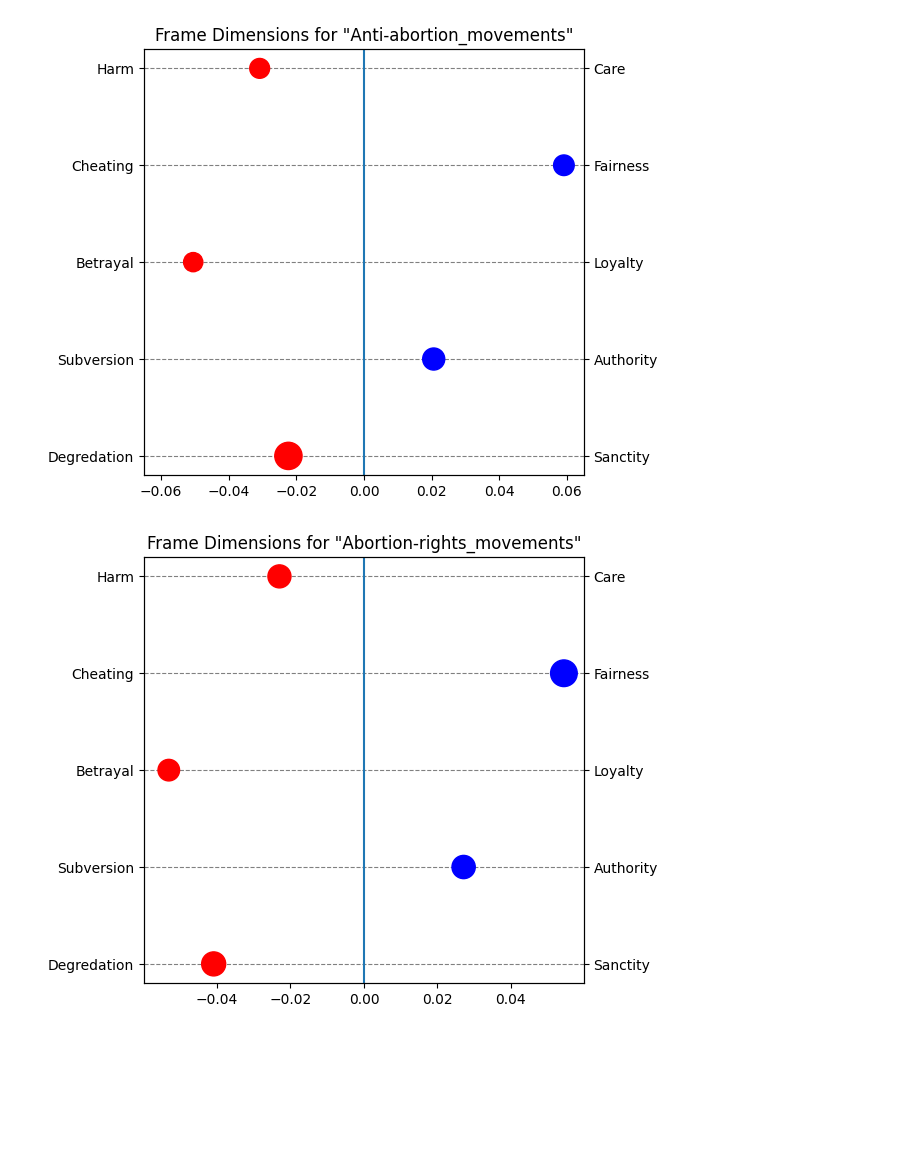
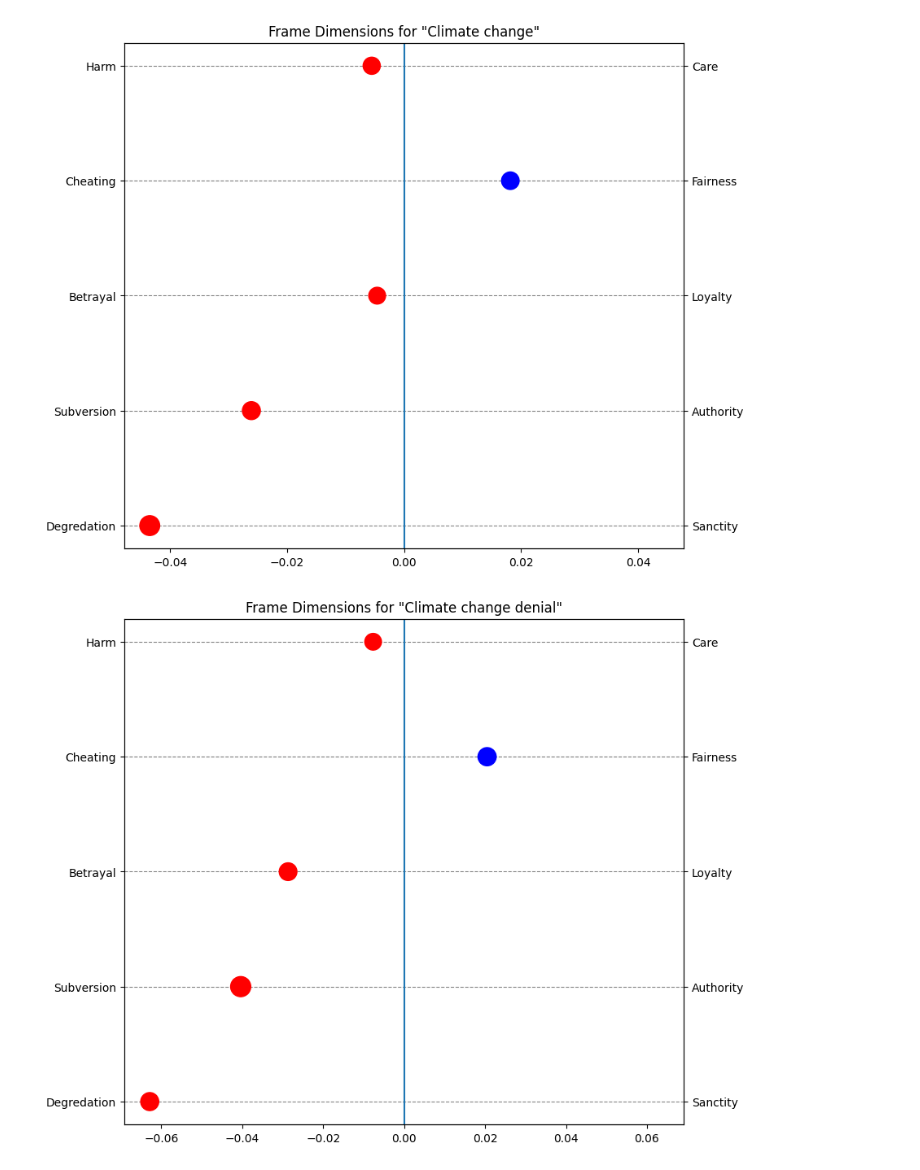
Before and after one commit to NicoOhler/wikipedia_framing_analysis, a Jupyter notebook: demo.ipynb, the cells around one changed output. Drawn from its saved outputs; the diff is of its cells as text; code cells hidden in the pictures; blank space fills up the shorter version.

```diff
--- a/demo.ipynb
+++ b/demo.ipynb
@@ -110,8 +168,15 @@ def store_articles(articles, file_names):
             file.write(articles[i])
 # %%
 # fetch articles directly from wikipedia or use the ones in the articles folder
-article_titles = ["Anti-abortion_movements", "Abortion-rights_movements"]
-articles = fetch_wiki_articles(article_titles)
+#article_titles = ["NS-Staat", "Sahara","Österreich"]
+article_titles = ["Climate change","Climate change denial","Anti-abortion_movements", "Abortion-rights_movements"]
+
+#articles = fetch_wiki_articles(article_titles,language="de")
 # articles = [clean_string(article) for article in read_files(article_titles)]
-# store_articles(articles, article_titles)
+#articles = german_article(articles)
+#store_articles(articles, article_titles)
+#articles = tokenize_articles(articles)
+#get_articles(["Sahara"],language = "de")
+
+articles = get_articles(article_titles)
 articles = tokenize_articles(articles)
@@ -137,11 +217,13 @@ for i in range(len(articles)):
 # %%
 for i in range(len(articles)):
     dimensions = framing_dimensions(articles[i])
     dimensions_df = pd.DataFrame(dimensions)
     g = framing_dimensions.visualize(dimensions_df)
     g.axes[0].set_axisbelow(True)
     g.axes[0].yaxis.grid(color='gray', linestyle='dashed')
     plt.title('Frame Dimensions for "' + article_titles[i] + '"')
+    plt.gcf().set_size_inches(10, 7)
+    plt.savefig('plots/'+ article_titles[i])
 # %% [output]
-[figure, old version]
+[figure, new version]
-[figure, old version]
+[figure, new version]
```
Also changed, not shown: parts of 7 cells of this notebook.
